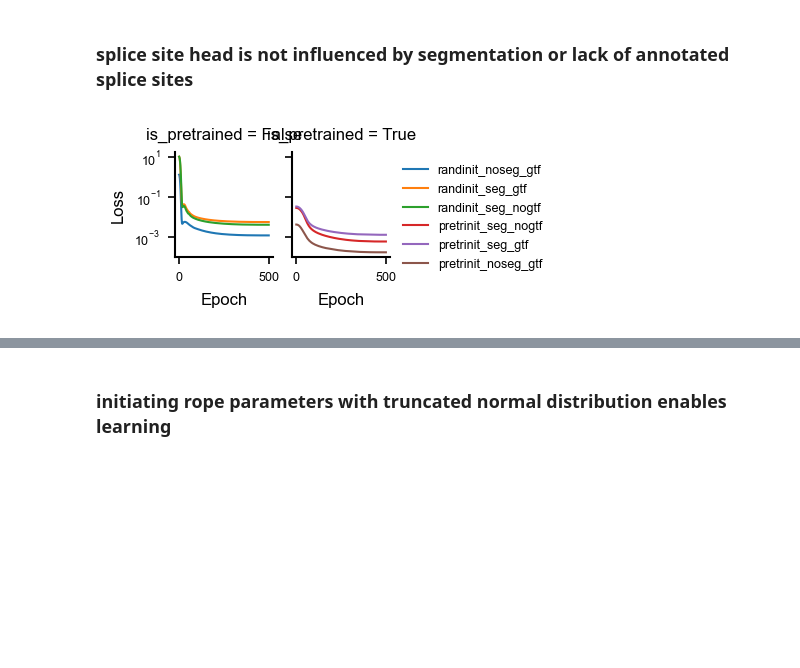
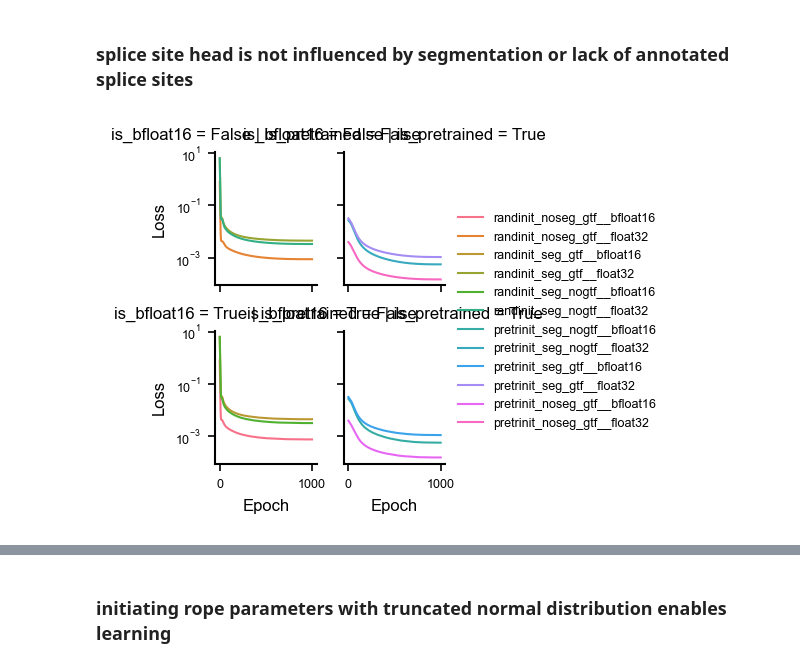
Before and after one commit to MiqG/alphagenome_finetuning_rna, a Jupyter notebook: figures/overfitting_single.ipynb, the cells around one changed output, grey strips where cells are left out. Cells and saved outputs as stored; diff of their text form; code cells hidden in the pictures; blank space fills up the shorter version.

```diff
--- a/figures/overfitting_single.ipynb
+++ b/figures/overfitting_single.ipynb
@@ -47,7 +47,6 @@ logs_file = os.path.join(OUTPUT_DIR, "summary", "epoch_logs.parquet")
 with open(os.path.join(ROOT,"config","config.yaml"), "r") as stream:
     config = yaml.safe_load(stream)
 
-logs_file = "bsc/overfitting_single/epoch_logs.parquet"
 weights_file = os.path.join(ROOT,config["alphagenome_pytorch"]["paths"]["weights"])
 # %%
 # loads
@@ -57,6 +56,7 @@ weights = load_file(weights_file)
 # %% [markdown]
 ## figures
 # %%
+logs = logs.loc[~logs.duplicated(subset=["run_name", "epoch"], keep="last")].copy()
 logs.value_counts(["density","run_name"])
 # %% [output]
 density  run_name
@@ -166,34 +168,36 @@ x = (
     X[
         ["epoch","density","run_name","val_loss_splice_site_loss"]
     ].drop_duplicates()
     .melt(id_vars=["epoch","density","run_name"], var_name="modality", value_name="loss")
     .assign(modality=lambda d: d["modality"].str.replace("val_loss_","").str.replace("_loss",""))
 )
 x["is_pretrained"] = x["run_name"].str.contains("pretrinit")
 x["run_name"] = x["run_name"].str.replace("debug_splice_sites__","").str.replace("__all","")
+x["is_bfloat16"] = x["run_name"].str.contains("bfloat16")
 
 g = sns.relplot(
     kind="line",
     data=x,
     x="epoch",
     y="loss",
     hue="run_name",
     col="is_pretrained",
+    row="is_bfloat16",
     linewidth=1,
     facet_kws=dict(sharey=True),
     height=3.5*cm, aspect=0.8
 )
 
 g.set(
     xlabel="Epoch",
     ylabel="Loss",
     yscale="log",
 )
 g.legend.set_title("")
 
 plt.show()
 # %% [output]
-[figure, old version]
+[figure, new version]
 # %%
 x = pd.concat([
     (
```
Also changed, not shown: parts of 9 cells of this notebook.
